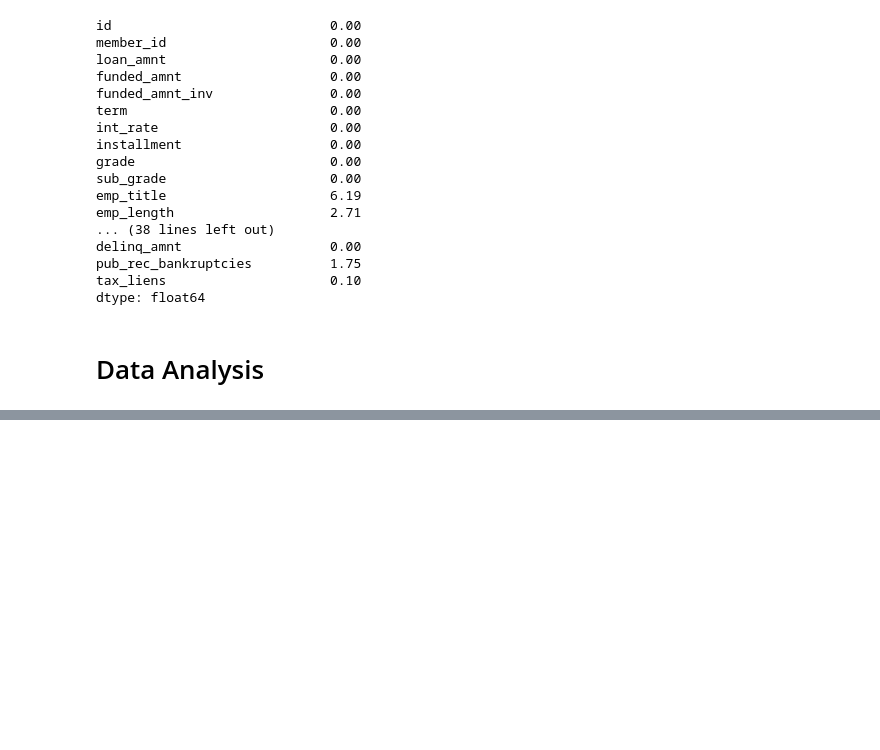
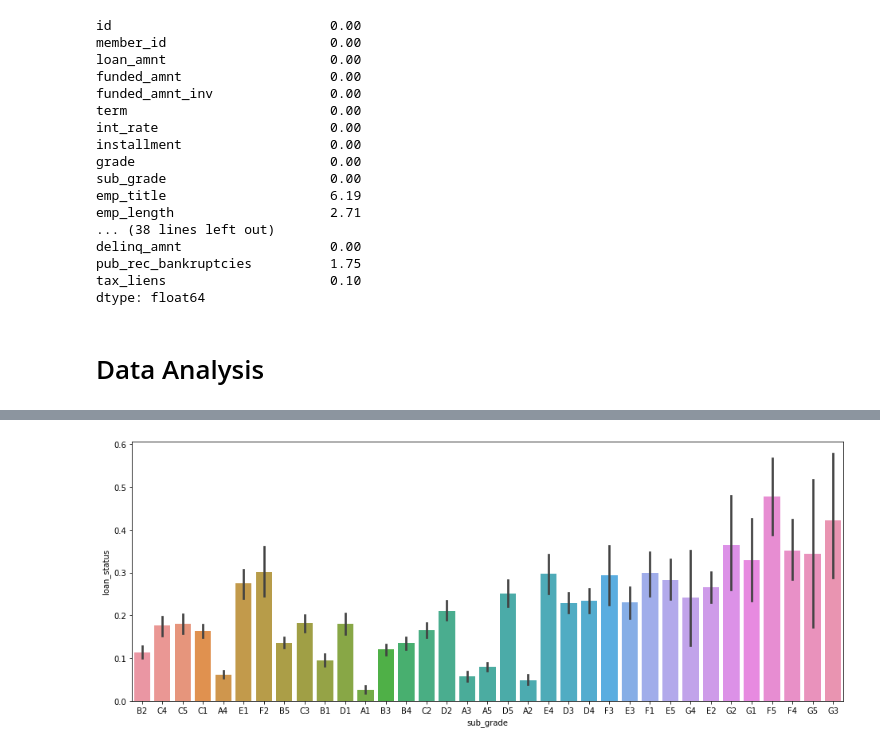
Before and after one commit to parth1595/EDA, a Jupyter notebook: loan_analysis.ipynb, the cells around one changed output, grey strips where cells are left out. Cells and saved outputs as stored; diff of their text form; code cells hidden in the pictures; blank space fills up the shorter version.

```diff
--- a/loan_analysis.ipynb
+++ b/loan_analysis.ipynb
@@ -144,0 +217,7 @@ df.info()
+# %%
+# sub-grade: as expected - A1 is better than A2 better than A3 and so on
+plt.figure(figsize=(16, 6))
+sns.barplot(x='sub_grade', y='loan_status', data=df)
+plt.show()
+# %% [output]
+[figure, added]
```
Also changed, not shown: parts of 36 cells of this notebook, 2 other files.
